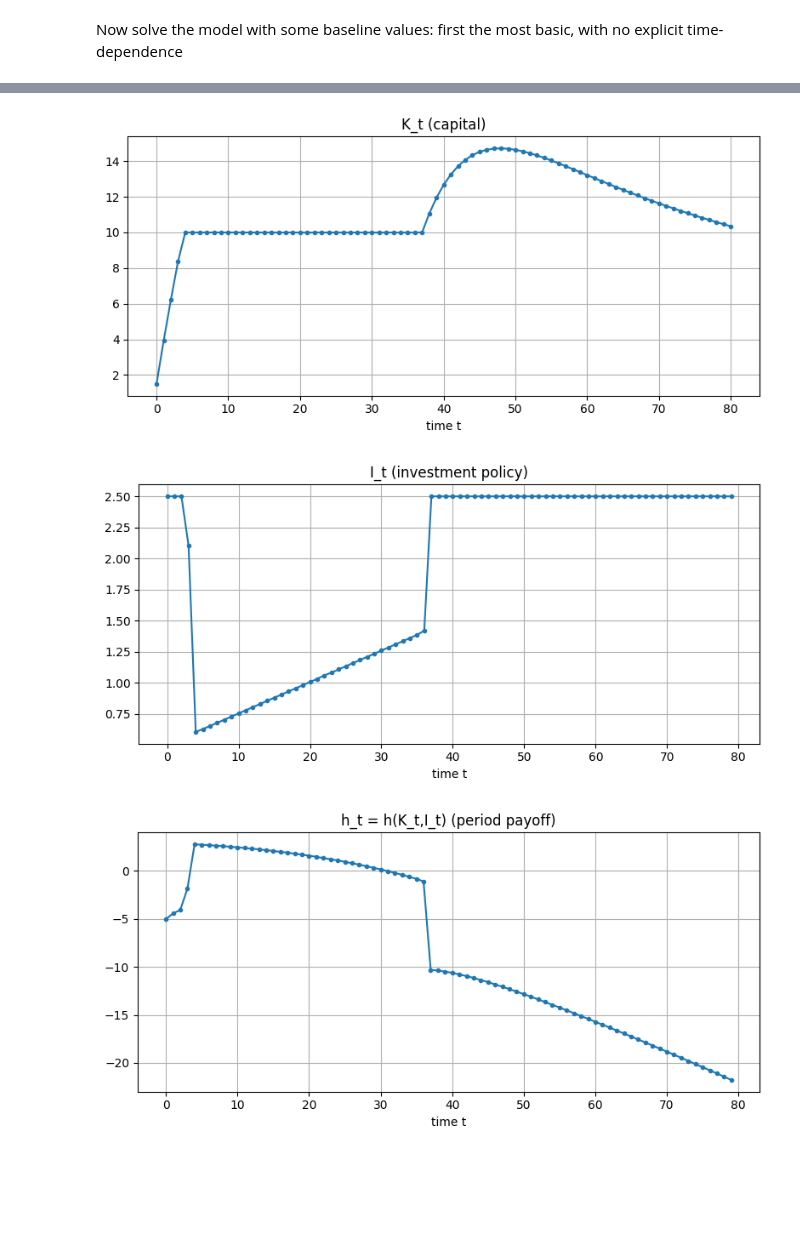
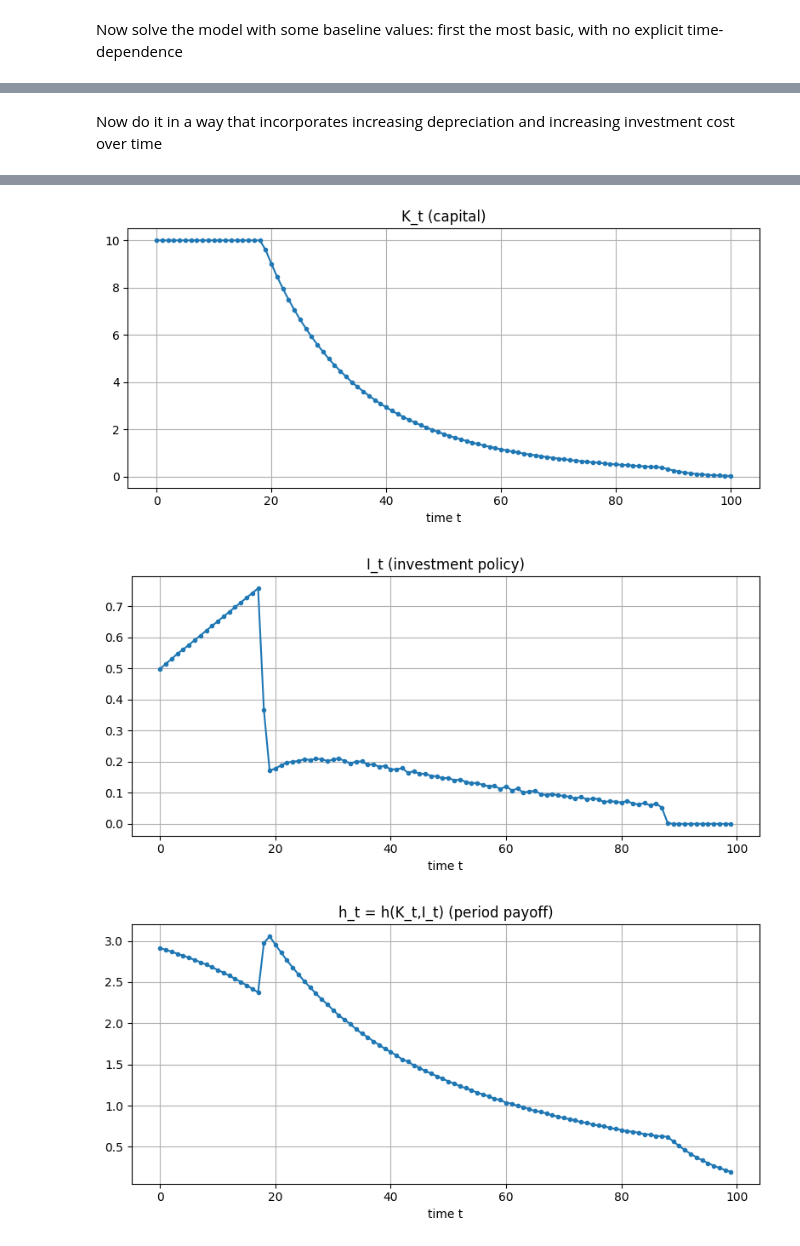
Before and after one commit to jacobmcl7/happiness_U_shape_foundation, a Jupyter notebook: Code/time-dep_problem_analysis.ipynb, the cells around one changed output, grey strips where cells are left out. Cells and saved outputs as stored; diff of their text form; code cells hidden in the pictures; blank space fills up the shorter version.

```diff
--- a/Code/time-dep_problem_analysis.ipynb
+++ b/Code/time-dep_problem_analysis.ipynb
@@ -112,11 +133,29 @@ def solve_and_simulate(K0, Tsim, gamma_path, delta_path, A, alpha, beta, h_of_t,
 Set up the grids to do the numerical optimisation over
 # %%
 # set the state and control grids
-Kmin, Kmax, nK = 0.1, 10.0, 300
+Kmin, Kmax, nK = 0.1, 10.0, 1000
 K_grid = np.linspace(Kmin, Kmax, nK)
-Imin, Imax, nI = 0.0, 2.5, 201
+Imin, Imax, nI = 0.0, 2.5, 1000
 I_grid = np.linspace(Imin, Imax, nI)
 # %% [markdown]
 Now solve the model with some baseline values: first the most basic, with no explicit time-dependence
 # %%
-# do the parameters and the code here
+# set parameter values
+A = 1.0
+alpha = 0.5
+beta = 0.98
+Tsim = 100  # number of decision periods (0..Tsim-1). V[Tsim] is terminal value (set to 0, by the transversality condition under the condition we need capital stock positive at final period).
+gamma_path = np.linspace(1, 1, Tsim)**2  # constant investment cost over time
+delta_path = np.linspace(0.05, 0.05, Tsim)  # constant depreciation over time
+K0 = 10  # choose initial capital within [Kmin, Kmax] - we want it to start high
+
+# precalculate payoff function depending on time t, h(K,I,t), vectorised in I
+def h_of_t(K, I_grid, t):
+    gamma_t = gamma_path[t]
+    return A * (K**alpha) - gamma_t * I_grid
+
+# define the law of motion function, dependent on time t
+def K_next(K, I_grid, delta_t):
+    return (1.0 - delta_t) * K + I_grid
+
+solve_and_simulate(K0, Tsim, gamma_path, delta_path, A, alpha, beta, h_of_t, K_grid, I_grid, K_next)
@@ -123,19 +175,19 @@ Now solve the model with some baseline values: first the most basic, with no exp
+# %% [markdown]
+Now do it in a way that incorporates increasing depreciation and increasing investment cost over time
 # %%
 # set parameter values
 A = 1.0
 alpha = 0.5
 beta = 0.95
-Tsim = 80  # number of decision periods (0..Tsim-1). V[Tsim] is terminal value (set to 0, by the transversality condition under the condition we need capital stock positive at final period).
-gamma_path = np.linspace(1, 2, Tsim)**2  # increasing investment cost over time
-delta_path = np.linspace(0.05, 0.25, Tsim)  # increasing depreciation over time
-K0 = 1.5  # choose initial capital within [Kmin, Kmax]
+Tsim = 100
+gamma_path = np.linspace(1, 2, Tsim)**2  # increasing polynomial investment cost over time
+delta_path = np.linspace(0.05, 0.2, Tsim)  # increasing depreciation over time
+K0 = 10
 
-# precalculate payoff function depending on time t, h(K,I,t), vectorised in I
 def h_of_t(K, I_grid, t):
     gamma_t = gamma_path[t]
-    return A * (K**alpha) - (I_grid/gamma_t)
+    return A * (K**alpha) - I_grid * gamma_t
 
-# define the law of motion function, dependent on time t
 def K_next(K, I_grid, delta_t):
     return (1.0 - delta_t) * K + I_grid
 
@@ -144,12 +198,12 @@ solve_and_simulate(K0, Tsim, gamma_path, delta_path, A, alpha, beta, h_of_t, K_g
 Backward step done: t=70
 Backward step done: t=60
 Backward step done: t=50
 Backward step done: t=40
 Backward step done: t=30
 Backward step done: t=20
 Backward step done: t=10
 Backward step done: t=0
 Backward induction finished.
-[figure, old version]
+[figure, new version]
-[figure, old version]
+[figure, new version]
-[figure, old version]
+[figure, new version]
```
Also changed, not shown: parts of 12 cells of this notebook.
